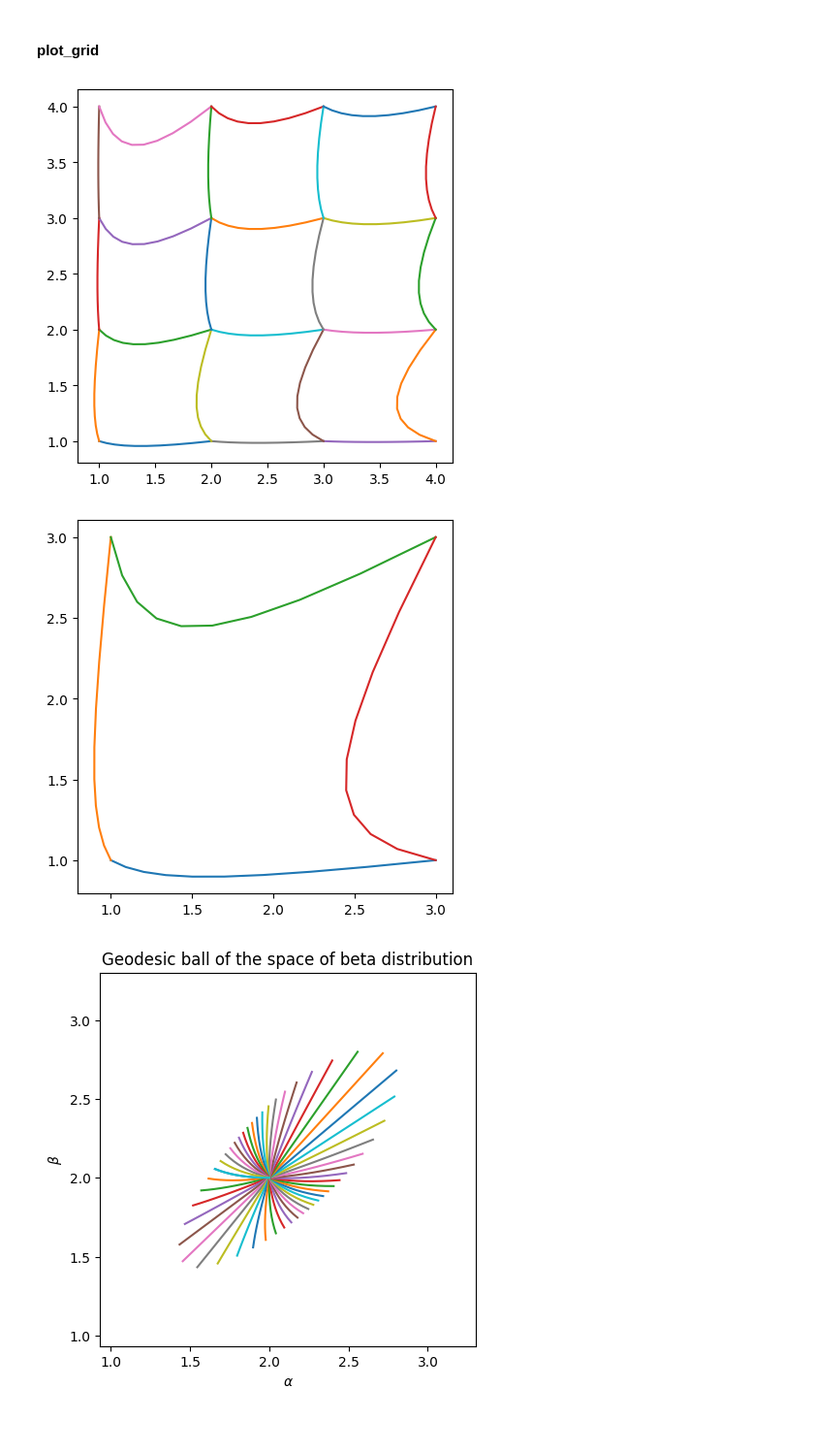
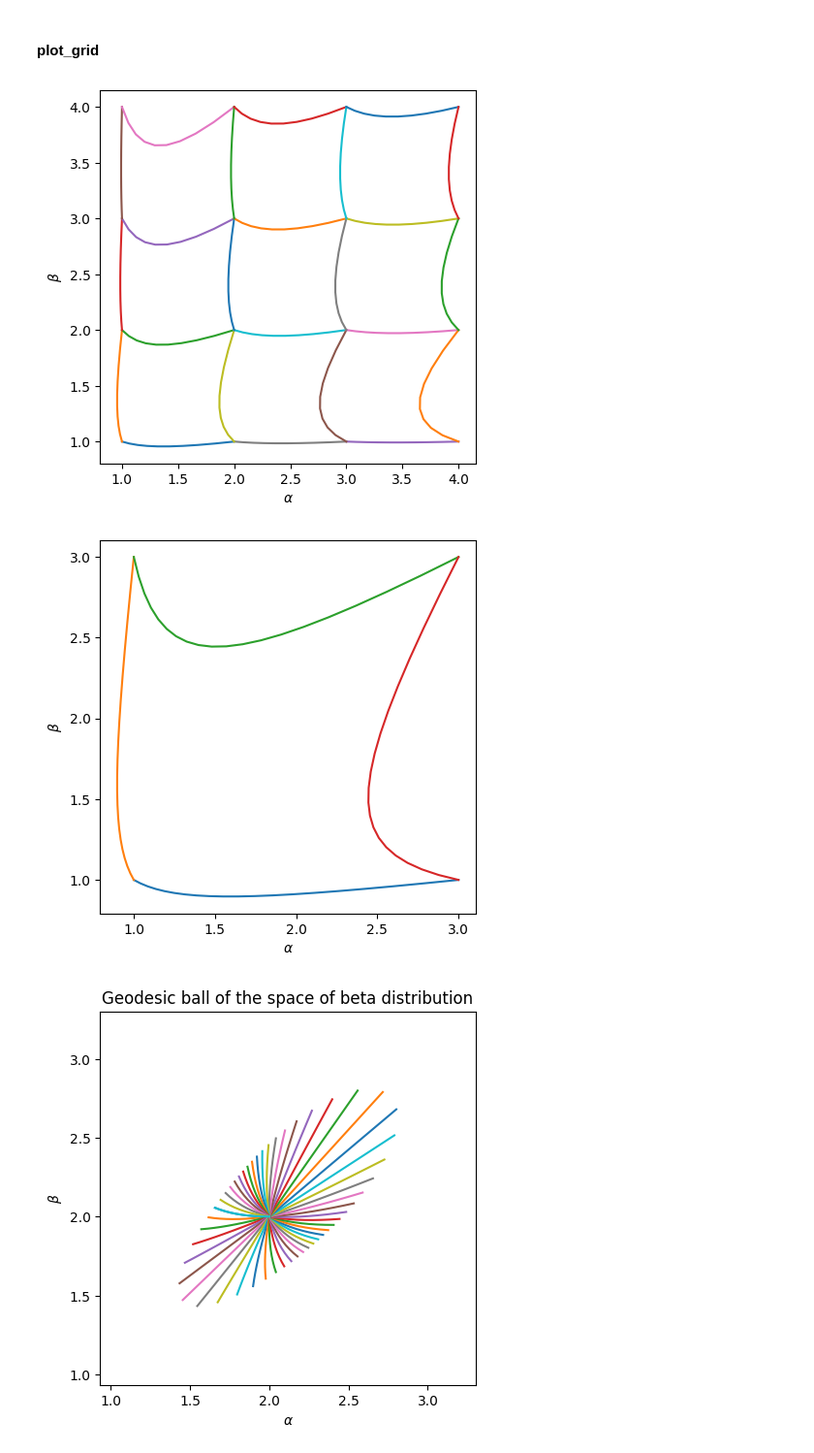
Before and after one commit to rrstofer/ece594n, a Jupyter notebook: hw_geomviz/manifold_of_beta_distributions/Beta_Visualization.ipynb, the cells around one changed output. Shown at 97% size. Saved outputs shown, nothing was run; the diff lists cells and outputs as text; code cells hidden in the pictures; blank space fills up the shorter version.

Commit message:
updated plot_grid() and plot_rendering

```diff
--- a/hw_geomviz/manifold_of_beta_distributions/Beta_Visualization.ipynb
+++ b/hw_geomviz/manifold_of_beta_distributions/Beta_Visualization.ipynb
@@ -157,17 +157,17 @@ The distance between two beta distribution is defined as the geodesic distance
 # %% [markdown]
 #### plot_grid
 # %%
-fig = plt.figure(figsize=(5, 5))
-ax = fig.add_subplot(111)
-beta_p.plot_grid(ax, initial_point=[1,1],size=[4,4],n_points=10,step=1)
+# fig = plt.figure(figsize=(5, 5))
+# ax = fig.add_subplot(111)
+beta_p.plot_grid(initial_point=[1,1],size=[4,4],n_points=10,step=1)
 # %% [output]
-[figure, old version]
+[figure, new version]
 # %%
-fig = plt.figure(figsize=(5, 5))
-ax = fig.add_subplot(111)
-beta_p.plot_grid(ax, initial_point=[1,1],size=[2,2],n_points=10,step=2)
+# fig = plt.figure(figsize=(5, 5))
+# ax = fig.add_subplot(111)
+beta_p.plot_grid(initial_point=[1,1],size=[2,2],n_points=20,step=2)
 # %% [output]
-[figure, old version]
+[figure, new version]
 # %%
 ## initial point: (2,2), which is the center
 ## initial_vectors: a set of tangent vectors
```
Also changed, not shown: parts of 4 cells of this notebook, 1 other file.
